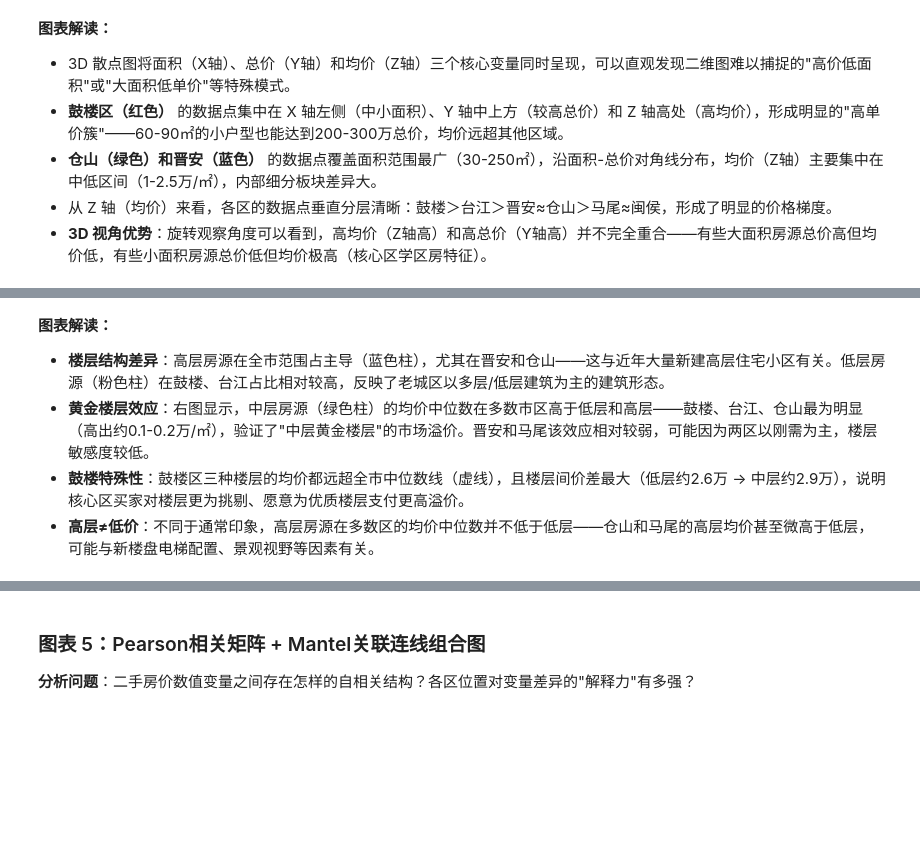
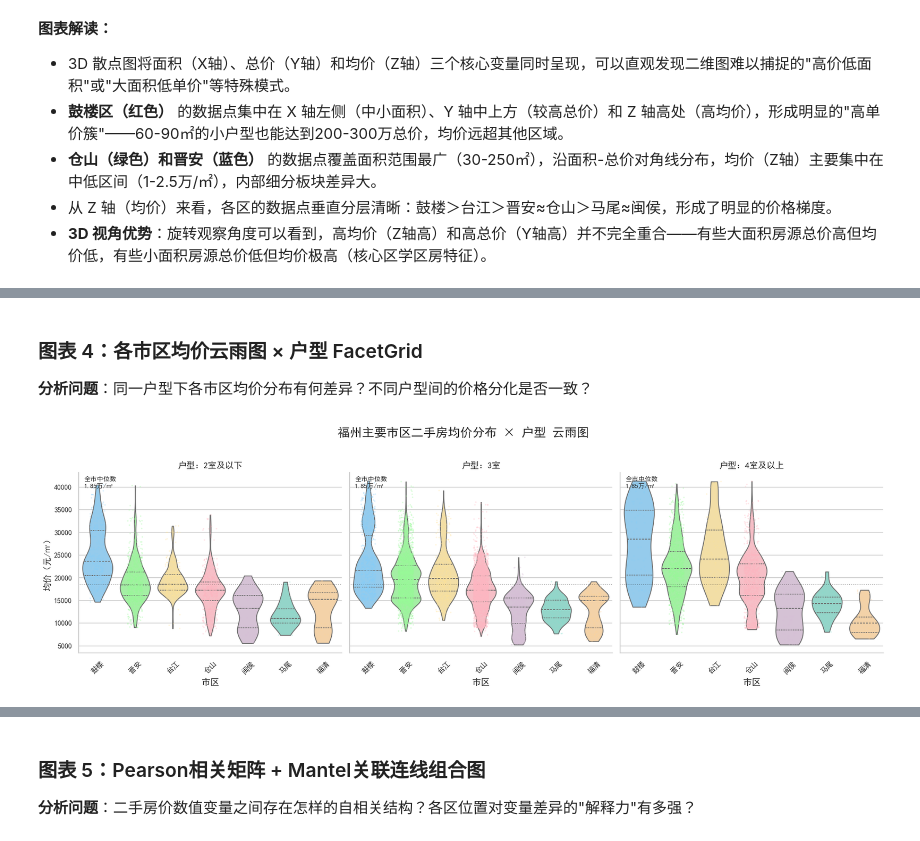
Before and after one commit to FZU-Data-Analysis-and-Visualization/join-github-classroom-ed-1101, a Jupyter notebook: 032402101_王静怡_期末考试.ipynb, the cells around one changed output, grey strips where cells are left out. Cells and saved outputs as stored; diff of their text form; code cells hidden in the pictures; blank space fills up the shorter version.

```diff
--- a/032402101_王静怡_期末考试.ipynb
+++ b/032402101_王静怡_期末考试.ipynb
@@ -1044,7 +965,37 @@ plt.show()
-# %% [markdown]
-**图表解读：**
-
-- **楼层结构差异**：高层房源在全市范围占主导（蓝色柱），尤其在晋安和仓山——这与近年大量新建高层住宅小区有关。低层房源（粉色柱）在鼓楼、台江占比相对较高，反映了老城区以多层/低层建筑为主的建筑形态。
-- **黄金楼层效应**：右图显示，中层房源（绿色柱）的均价中位数在多数市区高于低层和高层——鼓楼、台江、仓山最为明显（高出约0.1-0.2万/㎡），验证了"中层黄金楼层"的市场溢价。晋安和马尾该效应相对较弱，可能因为两区以刚需为主，楼层敏感度较低。
-- **鼓楼特殊性**：鼓楼区三种楼层的均价都远超全市中位数线（虚线），且楼层间价差最大（低层约2.6万 → 中层约2.9万），说明核心区买家对楼层更为挑剔、愿意为优质楼层支付更高溢价。
-- **高层≠低价**：不同于通常印象，高层房源在多数区的均价中位数并不低于低层——仓山和马尾的高层均价甚至微高于低层，可能与新楼盘电梯配置、景观视野等因素有关。
+# %% [markdown]
+### 图表 4：各市区均价云雨图 × 户型 FacetGrid
+
+**分析问题**：同一户型下各市区均价分布有何差异？不同户型间的价格分化是否一致？
+# %%
+# ---- 图表4：户型标签 × 市区 云雨图 FacetGrid ----
+violin_districts = ['鼓楼', '台江', '晋安', '仓山', '马尾', '闽侯', '福清']
+plot_violin = data[data['市区'].isin(violin_districts) &
+    (data['均价_清洗'].between(data['均价_清洗'].quantile(0.01), data['均价_清洗'].quantile(0.99))) &
+    (data['户型标签'].isin(['2室及以下', '3室', '4室及以上']))]
+
+order_v = plot_violin.groupby('市区')['均价_清洗'].median().sort_values(ascending=False).index
+macaron_palette = ['#87CEFA','#98FB98','#FFE499','#FFB6C1','#D8BFD8','#89E0D0','#FFD39B']
+
+g = sns.FacetGrid(data=plot_violin, col='户型标签', col_order=['2室及以下','3室','4室及以上'], height=5, aspect=1.1)
+g.map_dataframe(sns.violinplot, x='市区', y='均价_清洗', order=order_v, palette=macaron_palette,
+                inner="quartile", cut=0, linewidth=1.2, width=0.8)
+g.map_dataframe(sns.stripplot, x='市区', y='均价_清洗', order=order_v, palette=macaron_palette,
+                size=2, alpha=0.35, jitter=0.2)
+
+g.set_titles('户型：{col_name}', fontsize=14, fontweight='bold')
+g.set_xlabels('市区', fontsize=12, fontweight='bold')
+g.set_ylabels('均价（元/㎡）', fontsize=12, fontweight='bold')
+g.fig.suptitle('福州主要市区二手房均价分布 × 户型 云雨图', fontsize=17, fontweight='bold', y=1.03)
+
+for ax in g.axes.flat:
+    ax.tick_params(axis='x', rotation=45, labelsize=10)
+    ax.tick_params(axis='y', labelsize=10)
+    city_med = plot_violin['均价_清洗'].median()
+    ax.axhline(y=city_med, color='#252525', linewidth=1, linestyle=':', alpha=0.4)
+    ax.text(0.02, 0.98, f'全市中位数\n{city_med/10000:.2f}万/㎡', transform=ax.transAxes,
+            fontsize=9, color='#252525', fontstyle='italic', va='top')
+
+plt.tight_layout()
+plt.show()
+# %% [output]
+[figure, added]
```
Also changed, not shown: parts of 17 cells of this notebook, 1 other file.
